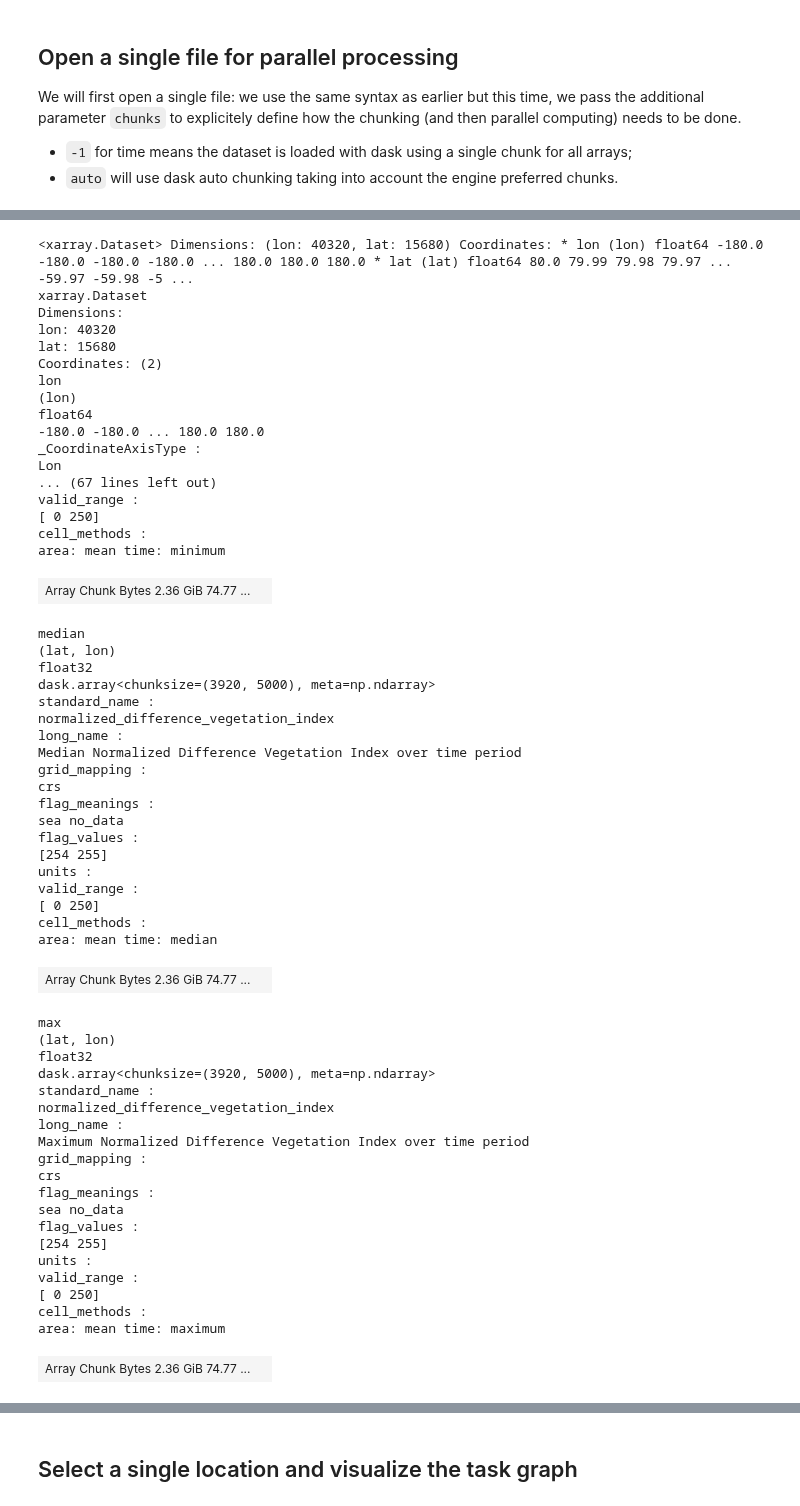
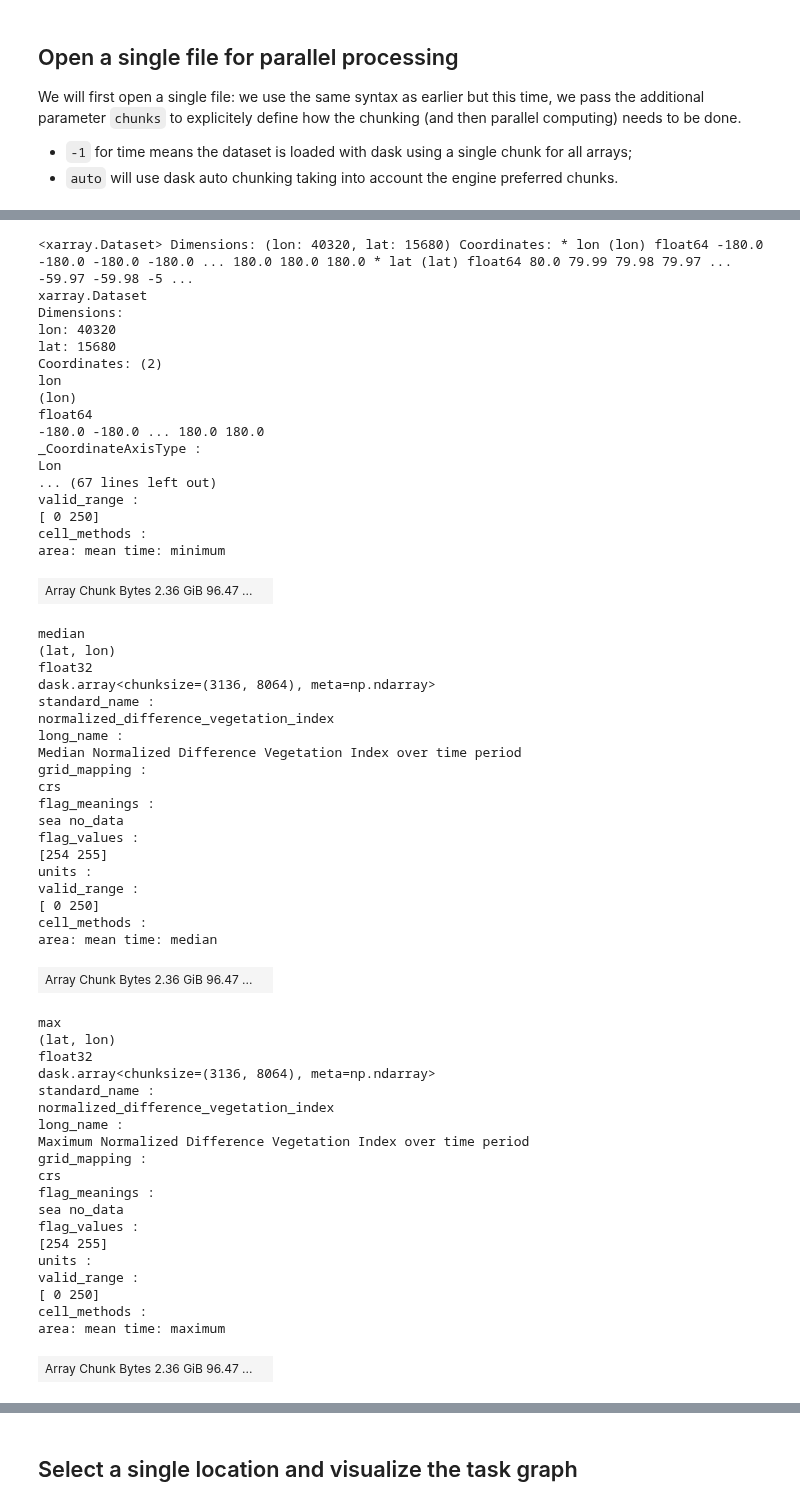
Before and after one commit to pangeo-data/escience-2022, a Jupyter notebook: tutorial/pangeo101/dask_introduction.ipynb, the cells around one changed output, grey strips where cells are left out. Saved outputs shown, nothing was run; the diff lists cells and outputs as text; code cells hidden in the pictures.

Commit message:
dask_introduction.ipynb still on the way reviewing

```diff
--- a/tutorial/pangeo101/dask_introduction.ipynb
+++ b/tutorial/pangeo101/dask_introduction.ipynb
@@ -169,6 +182,6 @@ fs = s3fs.S3FileSystem(anon=True,
 # %%
 %%time
 s3path = 's3://foss4g-data/CGLS_LTS_1999_2019/c_gls_NDVI-LTS_1999-2019-1221_GLOBE_VGT-PROBAV_V3.0.1.nc'
-LTS = xr.open_dataset(fs.open(s3path), chunks={'time':-1, 'lat':'auto', 'lon':5000})
+LTS = xr.open_dataset(fs.open(s3path), chunks=('auto'))
 LTS
 # %% [output]
@@ -177,25 +190,25 @@ Wall time: 1.58 s
 <xarray.Dataset> Dimensions: (lon: 40320, lat: 15680) Coordinates: * lon (lon) float64 -180.0 -180.0 -180.0 -180.0 ... 180.0 180.0 180.0 * lat (lat) float64 80.0 79.99 79.98 79.97 ... -59.97 -59.98 -5 ...
 xarray.Dataset
 Dimensions:
 lon: 40320
 lat: 15680
 Coordinates: (2)
 lon
 (lon)
 float64
 -180.0 -180.0 ... 180.0 180.0
 _CoordinateAxisType :
 Lon
 ... (67 lines left out)
 valid_range :
 [ 0 250]
 cell_methods :
 area: mean time: minimum
-| Array Chunk Bytes 2.36 GiB 74.77 ... |  |
+| Array Chunk Bytes 2.36 GiB 96.47 ... |  |
 median
 (lat, lon)
 float32
-dask.array<chunksize=(3920, 5000), meta=np.ndarray>
+dask.array<chunksize=(3136, 8064), meta=np.ndarray>
 standard_name :
 normalized_difference_vegetation_index
 long_name :
@@ -211,11 +224,11 @@ valid_range :
 [ 0 250]
 cell_methods :
 area: mean time: median
-| Array Chunk Bytes 2.36 GiB 74.77 ... |  |
+| Array Chunk Bytes 2.36 GiB 96.47 ... |  |
 max
 (lat, lon)
 float32
-dask.array<chunksize=(3920, 5000), meta=np.ndarray>
+dask.array<chunksize=(3136, 8064), meta=np.ndarray>
 standard_name :
 normalized_difference_vegetation_index
 long_name :
@@ -231,7 +244,7 @@ valid_range :
 [ 0 250]
 cell_methods :
 area: mean time: maximum
-| Array Chunk Bytes 2.36 GiB 74.77 ... |  |
+| Array Chunk Bytes 2.36 GiB 96.47 ... |  |
 mean
 (lat, lon)
 float32
```
Also changed, not shown: parts of 16 cells of this notebook.
